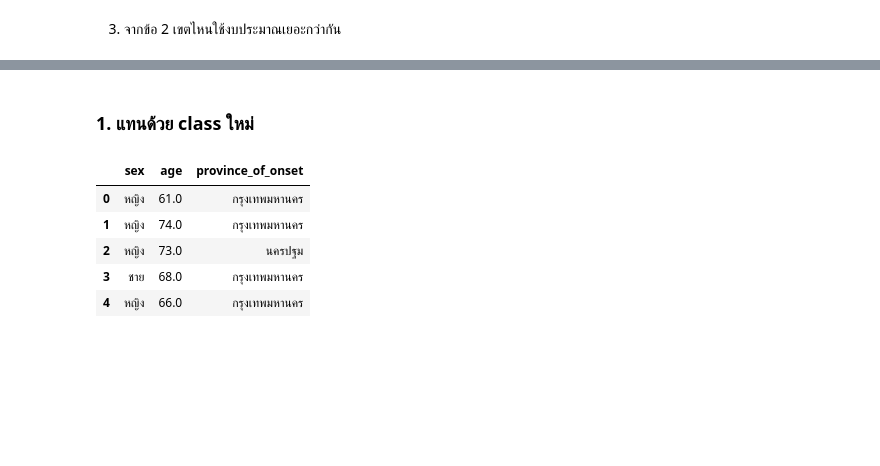
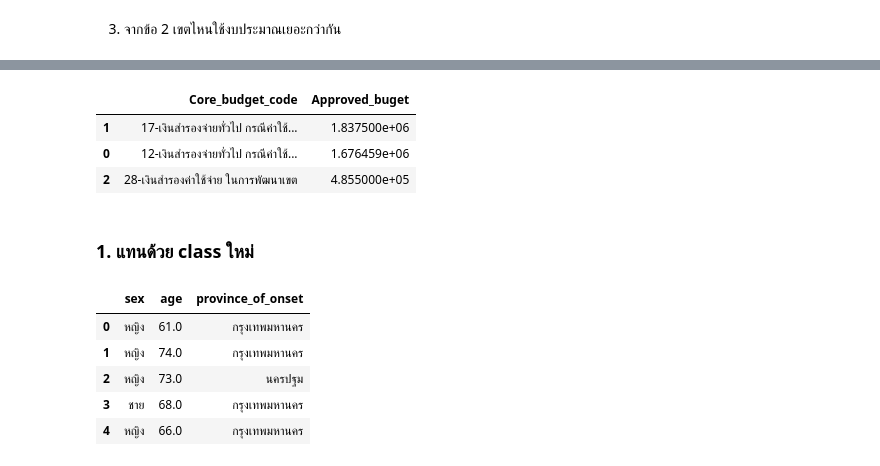
Before and after one commit to puttipongyy/python_dataviz2023, a Jupyter notebook: Pandas101.ipynb, the cells around one changed output, grey strips where cells are left out. Drawn from its saved outputs; the diff is of its cells as text; code cells hidden in the pictures; blank space fills up the shorter version.

```diff
--- a/Pandas101.ipynb
+++ b/Pandas101.ipynb
@@ -985,0 +1005,3 @@ print(sarn_sum,samwa_sum)
+# %%
+data_q4 = data1[data1['Core_budget_code'] != '-'] #นำ column ที่เป็น - ออก
+data_q4.head()
@@ -986,3 +1015,14 @@ print(sarn_sum,samwa_sum)
+# %%
+dfq4 = data_q4.groupby(['Core_budget_code'], as_index=False)['Approved_buget'].mean().sort_values(by = 'Approved_buget', ascending= False)
+#.groupby ใช้จัดกลุ่มที่มีข้อมูลใน column ที่ตรงกัน
+#.mean() ใช้หา mean
+#.sort_values ใช้จัดเรียงตาม column ที่อยู่ใน by='' ascending = True (default) จากน้อยไปมาก False จากมากไปน้อย
+dfq4
+# %% [output]
+|  | Core_budget_code | Approved_buget |
+| 1 | 17-เงินสำรองจ่ายทั่วไป กรณีค่าใช้... | 1.837500e+06 |
+| 0 | 12-เงินสำรองจ่ายทั่วไป กรณีค่าใช้... | 1.676459e+06 |
+| 2 | 28-เงินสำรองค่าใช้จ่าย ในการพัฒนาเขต | 4.855000e+05 |
 # %% [markdown]
 ### 1. แทนด้วย class ใหม่
 # %%
```
Also changed, not shown: parts of 7 cells of this notebook.
